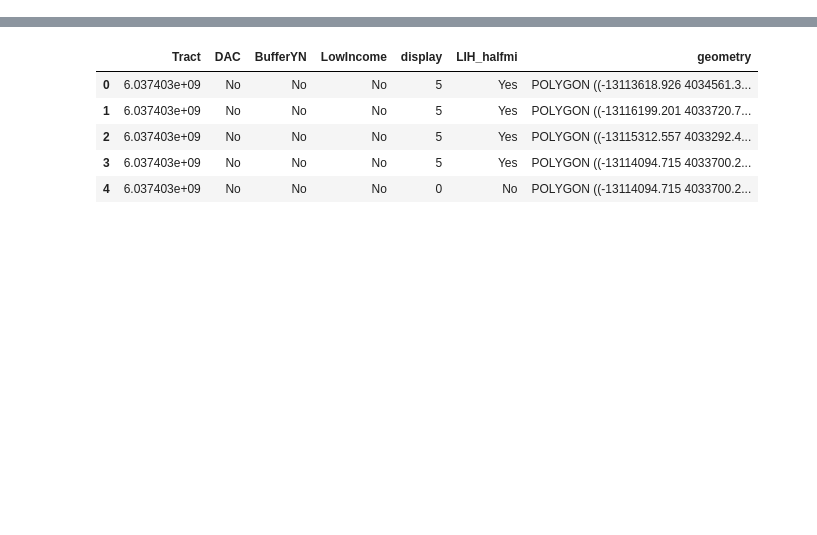
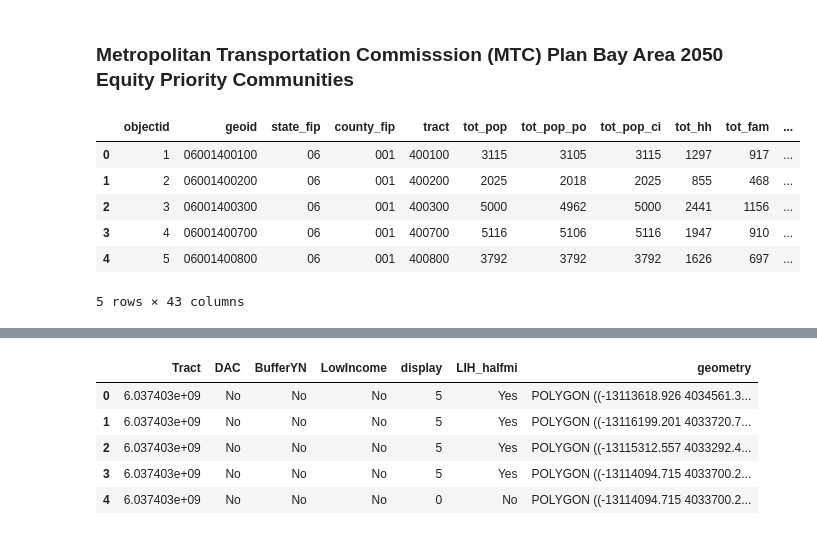
Before and after one commit to acmarley-erg/soco_resilience, a Jupyter notebook: py/comm_asset_processing.ipynb, the cells around one changed output, grey strips where cells are left out. Saved outputs shown, nothing was run; the diff lists cells and outputs as text; code cells hidden in the pictures; blank space fills up the shorter version.

```diff
--- a/py/comm_asset_processing.ipynb
+++ b/py/comm_asset_processing.ipynb
@@ -12,3 +14,15 @@ soco_bound = gpd.read_file("../data/clean/sonoma_county_boundary/sonoma_county_b
 prioity_pop = gpd.read_file("../data/raw/priority_pops_ces3_2021/priority_pops.shp")
 #CalEnviroScreen 4.0
 calenviro = gpd.read_file("../data/raw/calenviroscreen_4.0_2021/CES4 Final Shapefile.shp")
+# %% [markdown]
+### Metropolitan Transportation Commisssion (MTC) Plan Bay Area 2050 Equity Priority Communities
+# %%
+mtc.head()
+# %% [output]
+|  | objectid | geoid | state_fip | county_fip | tract | tot_pop | tot_pop_po | tot_pop_ci | tot_hh | tot_fam | ... |
+| 0 | 1 | 06001400100 | 06 | 001 | 400100 | 3115 | 3105 | 3115 | 1297 | 917 | ... |
+| 1 | 2 | 06001400200 | 06 | 001 | 400200 | 2025 | 2018 | 2025 | 855 | 468 | ... |
+| 2 | 3 | 06001400300 | 06 | 001 | 400300 | 5000 | 4962 | 5000 | 2441 | 1156 | ... |
+| 3 | 4 | 06001400700 | 06 | 001 | 400700 | 5116 | 5106 | 5116 | 1947 | 910 | ... |
+| 4 | 5 | 06001400800 | 06 | 001 | 400800 | 3792 | 3792 | 3792 | 1626 | 697 | ... |
+5 rows × 43 columns
```
Also changed, not shown: parts of 9 cells of this notebook.
